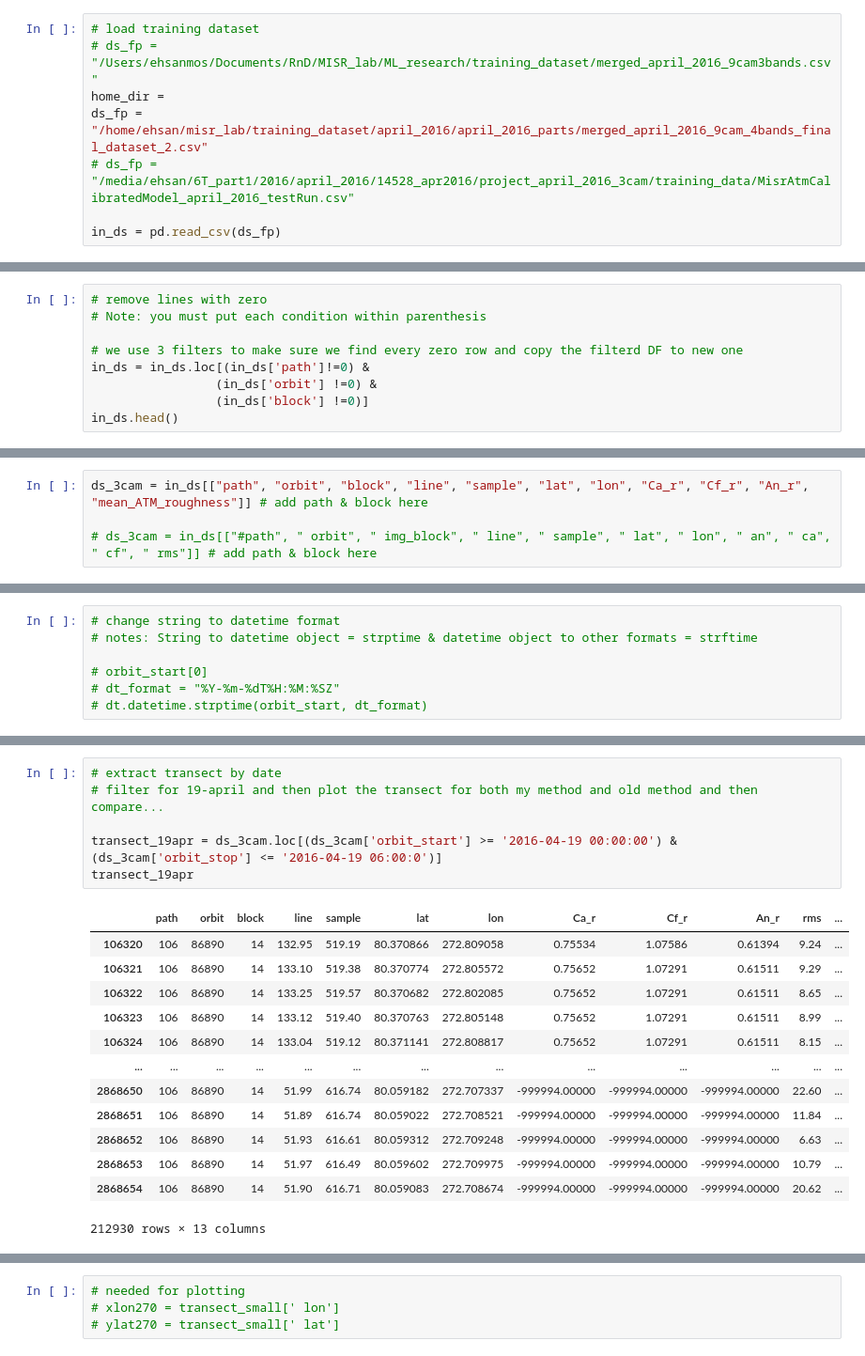
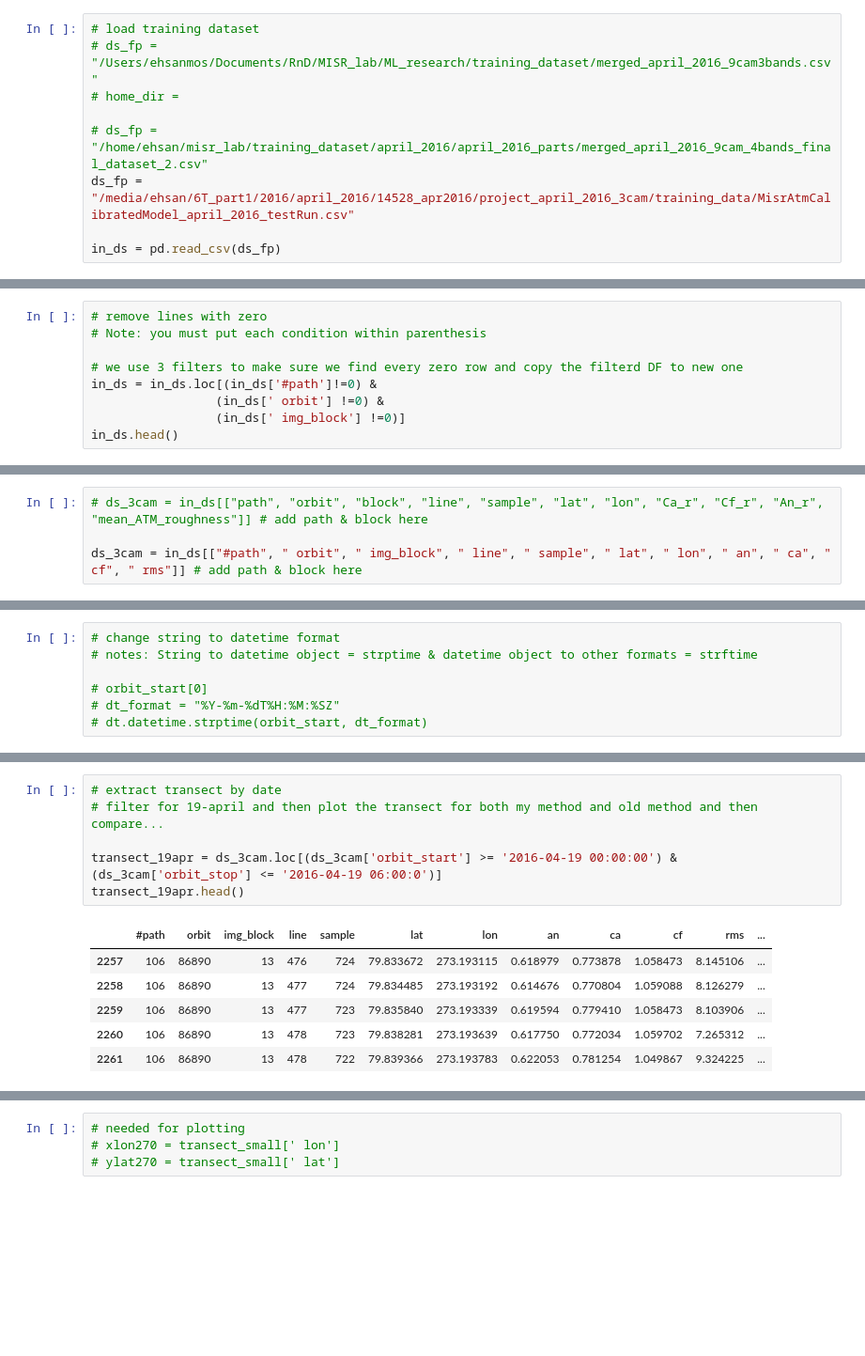
Before and after one commit to misrrepo/MISR-SeaIceRoughness, a Jupyter notebook: post_processing/subset_transect_ATM_paths.ipynb, the cells around one changed output, grey strips where cells are left out. Shown at 94% size. Drawn from its saved outputs; the diff is of its cells as text; blank space fills up the shorter version.

```diff
--- a/post_processing/subset_transect_ATM_paths.ipynb
+++ b/post_processing/subset_transect_ATM_paths.ipynb
@@ -16,9 +16,10 @@ sys.version
 # %%
 # load training dataset
 # ds_fp = "/Users/ehsanmos/Documents/RnD/MISR_lab/ML_research/training_dataset/merged_april_2016_9cam3bands.csv"
-home_dir =
-ds_fp = "/home/ehsan/misr_lab/training_dataset/april_2016/april_2016_parts/merged_april_2016_9cam_4bands_final_dataset_2.csv"
-# ds_fp = "/media/ehsan/6T_part1/2016/april_2016/14528_apr2016/project_april_2016_3cam/training_data/MisrAtmCalibratedModel_april_2016_testRun.csv"
+# home_dir =
+
+# ds_fp = "/home/ehsan/misr_lab/training_dataset/april_2016/april_2016_parts/merged_april_2016_9cam_4bands_final_dataset_2.csv"
+ds_fp = "/media/ehsan/6T_part1/2016/april_2016/14528_apr2016/project_april_2016_3cam/training_data/MisrAtmCalibratedModel_april_2016_testRun.csv"
 
 in_ds = pd.read_csv(ds_fp)
 # %%
@@ -35,8 +36,8 @@ in_ds.head(5)
 # Note: you must put each condition within parenthesis
 
 # we use 3 filters to make sure we find every zero row and copy the filterd DF to new one
-in_ds = in_ds.loc[(in_ds['path']!=0) &
-                 (in_ds['orbit'] !=0) &
-                 (in_ds['block'] !=0)]
+in_ds = in_ds.loc[(in_ds['#path']!=0) &
+                 (in_ds[' orbit'] !=0) &
+                 (in_ds[' img_block'] !=0)]
 in_ds.head()
 # %% [output]
@@ -53,7 +54,7 @@ in_ds.shape
 # %%
-ds_3cam = in_ds[["path", "orbit", "block", "line", "sample", "lat", "lon", "Ca_r", "Cf_r", "An_r", "mean_ATM_roughness"]] # add path & block here
+# ds_3cam = in_ds[["path", "orbit", "block", "line", "sample", "lat", "lon", "Ca_r", "Cf_r", "An_r", "mean_ATM_roughness"]] # add path & block here
 
-# ds_3cam = in_ds[["#path", " orbit", " img_block", " line", " sample", " lat", " lon", " an", " ca", " cf", " rms"]] # add path & block here
+ds_3cam = in_ds[["#path", " orbit", " img_block", " line", " sample", " lat", " lon", " an", " ca", " cf", " rms"]] # add path & block here
 # %%
 ds_3cam.rename(columns={"mean_ATM_roughness":"rms"}, inplace=True)
 ds_3cam.columns
@@ -260,20 +261,13 @@ See the caveats in the documentation: https://pandas.pydata.org/pandas-docs/stab
 # %%
 # extract transect by date
 # filter for 19-april and then plot the transect for both my method and old method and then compare...
 
 transect_19apr = ds_3cam.loc[(ds_3cam['orbit_start'] >= '2016-04-19 00:00:00') & (ds_3cam['orbit_stop'] <= '2016-04-19 06:00:0')]
-transect_19apr
+transect_19apr.head()
 # %% [output]
-|  | path | orbit | block | line | sample | lat | lon | Ca_r | Cf_r | An_r | rms | ... |
-| 106320 | 106 | 86890 | 14 | 132.95 | 519.19 | 80.370866 | 272.809058 | 0.75534 | 1.07586 | 0.61394 | 9.24 | ... |
-| 106321 | 106 | 86890 | 14 | 133.10 | 519.38 | 80.370774 | 272.805572 | 0.75652 | 1.07291 | 0.61511 | 9.29 | ... |
-| 106322 | 106 | 86890 | 14 | 133.25 | 519.57 | 80.370682 | 272.802085 | 0.75652 | 1.07291 | 0.61511 | 8.65 | ... |
-| 106323 | 106 | 86890 | 14 | 133.12 | 519.40 | 80.370763 | 272.805148 | 0.75652 | 1.07291 | 0.61511 | 8.99 | ... |
-| 106324 | 106 | 86890 | 14 | 133.04 | 519.12 | 80.371141 | 272.808817 | 0.75652 | 1.07291 | 0.61511 | 8.15 | ... |
-| ... | ... | ... | ... | ... | ... | ... | ... | ... | ... | ... | ... | ... |
-| 2868650 | 106 | 86890 | 14 | 51.99 | 616.74 | 80.059182 | 272.707337 | -999994.00000 | -999994.00000 | -999994.00000 | 22.60 | ... |
-| 2868651 | 106 | 86890 | 14 | 51.89 | 616.74 | 80.059022 | 272.708521 | -999994.00000 | -999994.00000 | -999994.00000 | 11.84 | ... |
-| 2868652 | 106 | 86890 | 14 | 51.93 | 616.61 | 80.059312 | 272.709248 | -999994.00000 | -999994.00000 | -999994.00000 | 6.63 | ... |
-| 2868653 | 106 | 86890 | 14 | 51.97 | 616.49 | 80.059602 | 272.709975 | -999994.00000 | -999994.00000 | -999994.00000 | 10.79 | ... |
-| 2868654 | 106 | 86890 | 14 | 51.90 | 616.71 | 80.059083 | 272.708674 | -999994.00000 | -999994.00000 | -999994.00000 | 20.62 | ... |
+|  | #path | orbit | img_block | line | sample | lat | lon | an | ca | cf | rms | ... |
+| 2257 | 106 | 86890 | 13 | 476 | 724 | 79.833672 | 273.193115 | 0.618979 | 0.773878 | 1.058473 | 8.145106 | ... |
+| 2258 | 106 | 86890 | 13 | 477 | 724 | 79.834485 | 273.193192 | 0.614676 | 0.770804 | 1.059088 | 8.126279 | ... |
+| 2259 | 106 | 86890 | 13 | 477 | 723 | 79.835840 | 273.193339 | 0.619594 | 0.779410 | 1.058473 | 8.103906 | ... |
+| 2260 | 106 | 86890 | 13 | 478 | 723 | 79.838281 | 273.193639 | 0.617750 | 0.772034 | 1.059702 | 7.265312 | ... |
+| 2261 | 106 | 86890 | 13 | 478 | 722 | 79.839366 | 273.193783 | 0.622053 | 0.781254 | 1.049867 | 9.324225 | ... |
-212930 rows × 13 columns
```
Also changed, not shown: parts of 12 cells of this notebook, 2 other files.
